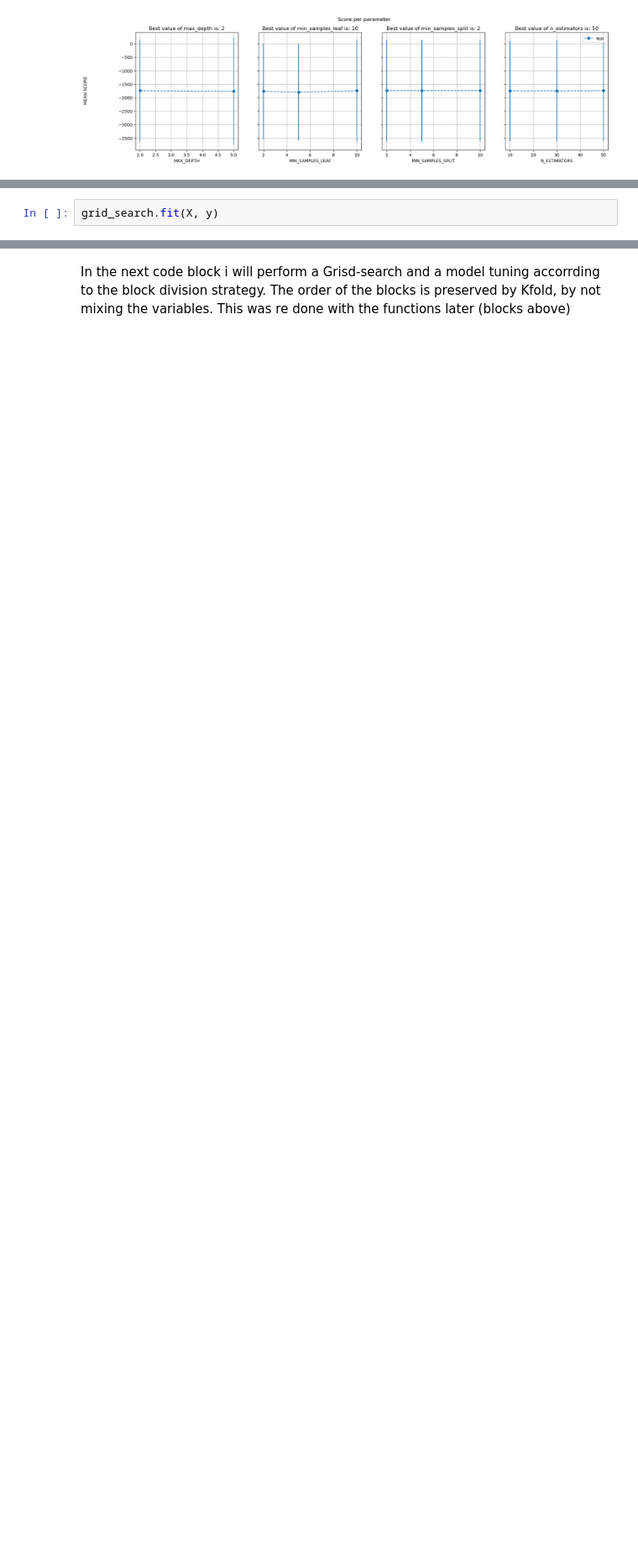
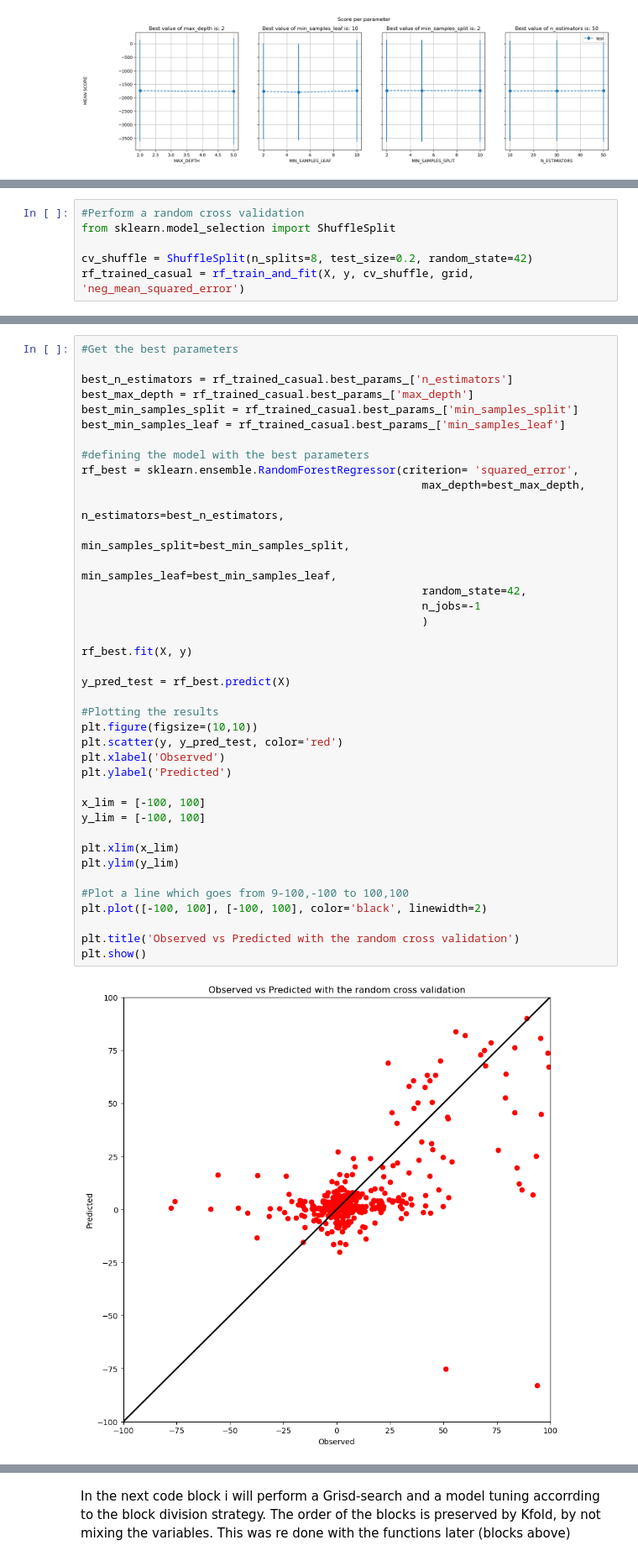
Before and after one commit to Moncada-Francesco-97/Calving-U-Net, a Jupyter notebook: Random_Forest/random_forest.ipynb, the cells around one changed output, grey strips where cells are left out. Shown at 84% size. Cells and saved outputs as stored; diff of their text form; blank space fills up the shorter version.

```diff
--- a/Random_Forest/random_forest.ipynb
+++ b/Random_Forest/random_forest.ipynb
@@ -318,2 +374,0 @@ grid_search = GridSearchCV(estimator=rf, param_grid= grid, cv=cv_split, verbose=
-# %%
-grid_search.fit(X, y)
@@ -326,0 +377,6 @@ type: 'mean_train_score'
+# %%
+#Perform a random cross validation
+from sklearn.model_selection import ShuffleSplit
+
+cv_shuffle = ShuffleSplit(n_splits=8, test_size=0.2, random_state=42)
+rf_trained_casual = rf_train_and_fit(X, y, cv_shuffle, grid, 'neg_mean_squared_error')
@@ -326,0 +408,41 @@ type: 'mean_train_score'
+# %%
+#Get the best parameters
+
+best_n_estimators = rf_trained_casual.best_params_['n_estimators']
+best_max_depth = rf_trained_casual.best_params_['max_depth']
+best_min_samples_split = rf_trained_casual.best_params_['min_samples_split']
+best_min_samples_leaf = rf_trained_casual.best_params_['min_samples_leaf']
+
+#defining the model with the best parameters
+rf_best = sklearn.ensemble.RandomForestRegressor(criterion= 'squared_error',
+                                                    max_depth=best_max_depth,
+                                                    n_estimators=best_n_estimators,
+                                                    min_samples_split=best_min_samples_split,
+                                                    min_samples_leaf=best_min_samples_leaf,
+                                                    random_state=42,
+                                                    n_jobs=-1
+                                                    )
+
+rf_best.fit(X, y)
+
+y_pred_test = rf_best.predict(X)
+
+#Plotting the results
+plt.figure(figsize=(10,10))
+plt.scatter(y, y_pred_test, color='red')
+plt.xlabel('Observed')
+plt.ylabel('Predicted')
+
+x_lim = [-100, 100]
+y_lim = [-100, 100]
+
+plt.xlim(x_lim)
+plt.ylim(y_lim)
+
+#Plot a line which goes from 9-100,-100 to 100,100
+plt.plot([-100, 100], [-100, 100], color='black', linewidth=2)
+
+plt.title('Observed vs Predicted with the random cross validation')
+plt.show()
+# %% [output]
+[figure, added]
```
Also changed, not shown: parts of 15 cells of this notebook, 3 other files.
